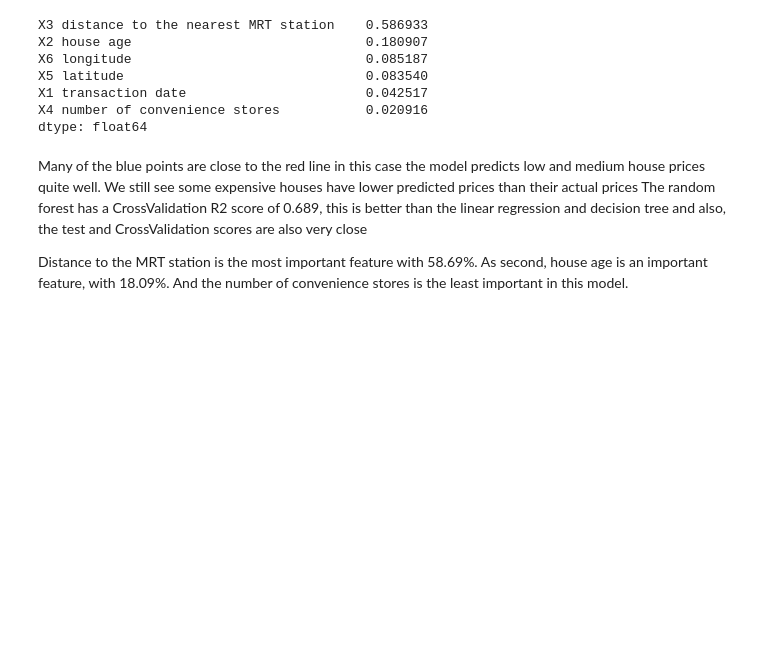
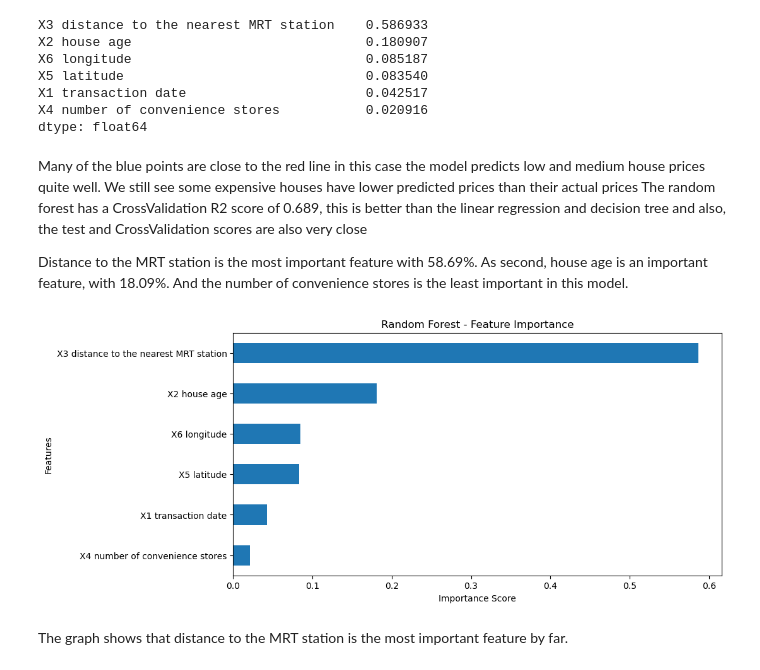
Before and after one commit to sba25073-bit/machinelearningCA1, a Jupyter notebook: ML_CA1.ipynb, the cells around one changed output. Drawn from its saved outputs; the diff is of its cells as text; code cells hidden in the pictures; blank space fills up the shorter version.

```diff
--- a/ML_CA1.ipynb
+++ b/ML_CA1.ipynb
@@ -405,3 +405,16 @@ Many of the blue points are close to the red line in this case the model predict
 The random forest has a CrossValidation R2 score of 0.689, this is better than the linear regression and decision tree and also, the test and CrossValidation scores are also very close
 
 Distance to the MRT station is the most important feature with 58.69%. As second, house age is an important feature, with 18.09%. And the number of convenience stores is the least important in this model.
+# %%
+plt.figure(figsize=(10, 5))
+feature_imp.plot(kind='barh')
+
+plt.title('Random Forest - Feature Importance')
+plt.xlabel('Importance Score')
+plt.ylabel('Features')
+plt.gca().invert_yaxis()
+plt.show()
+# %% [output]
+[figure, added]
+# %% [markdown]
+The graph shows that distance to the MRT station is the most important feature by far.
```
Also changed, not shown: parts of 8 cells of this notebook.
